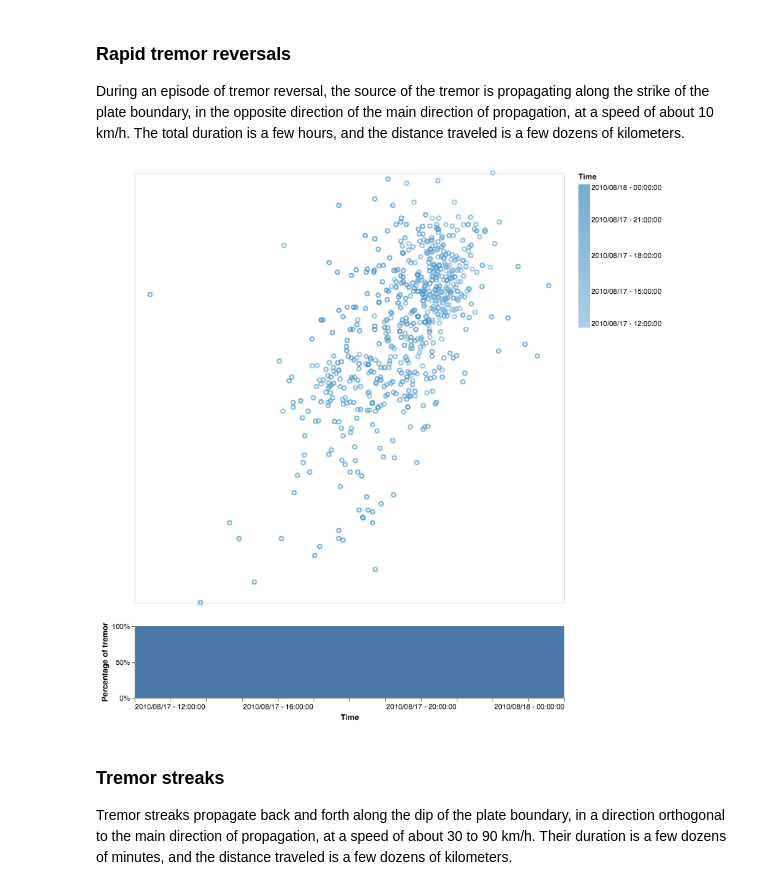
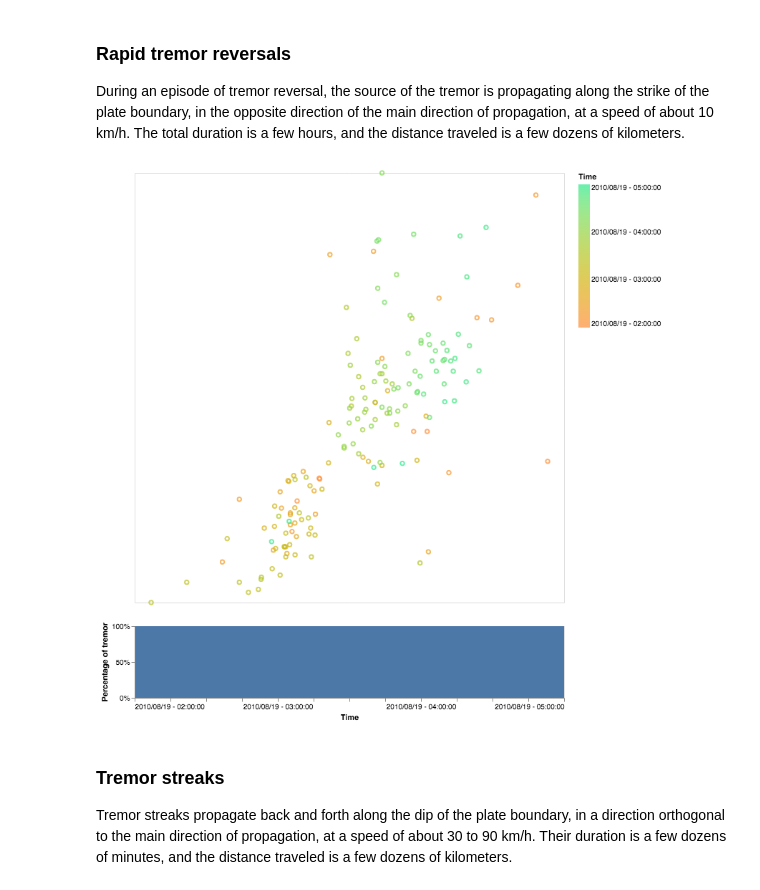
Before and after one commit to ArianeDucellier/visualization, a Jupyter notebook: visualization.ipynb, the cells around one changed output. Cells and saved outputs as stored; diff of their text form; code cells hidden in the pictures.

Commit message:
Work on visualization with altair

```diff
--- a/visualization.ipynb
+++ b/visualization.ipynb
@@ -29,16 +35,11 @@ myChart
 
 During an episode of tremor reversal, the source of the tremor is propagating along the strike of the plate boundary, in the opposite direction of the main direction of propagation, at a speed of about 10 km/h. The total duration is a few hours, and the distance traveled is a few dozens of kilometers.
 # %%
-import altair
-import pandas as pd
-from datetime import datetime
-from visu_altair.visu_altair import visualize_tremor
-tremors = pd.read_pickle('data/tremor.pkl')[0]
-myChart = visualize_tremor(tremors, 1, 1.0, datetime(2010, 8, 17, 12, 0, 0), datetime(2010, 8, 18, 0, 0, 0), \
+myChart = visualize_tremor(tremors, 1, 1.0, datetime(2010, 8, 19, 2, 0, 0), datetime(2010, 8, 19, 5, 0, 0), \
     latmin=None, latmax=None, lonmin=None, lonmax=None)
 myChart
 # %% [output]
-[figure, old version]
+[figure, new version]
 # %% [markdown]
 ### Tremor streaks
 
```
Also changed, not shown: parts of 4 cells of this notebook, 1 other file.
